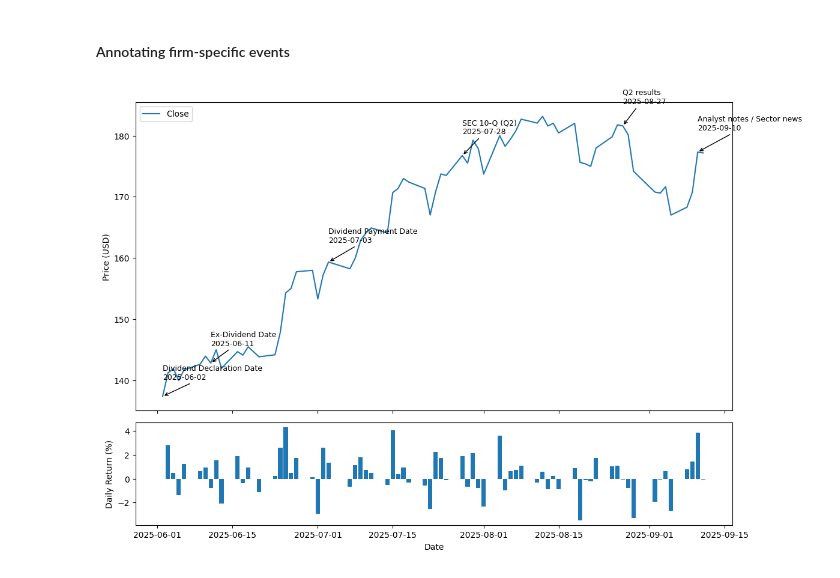
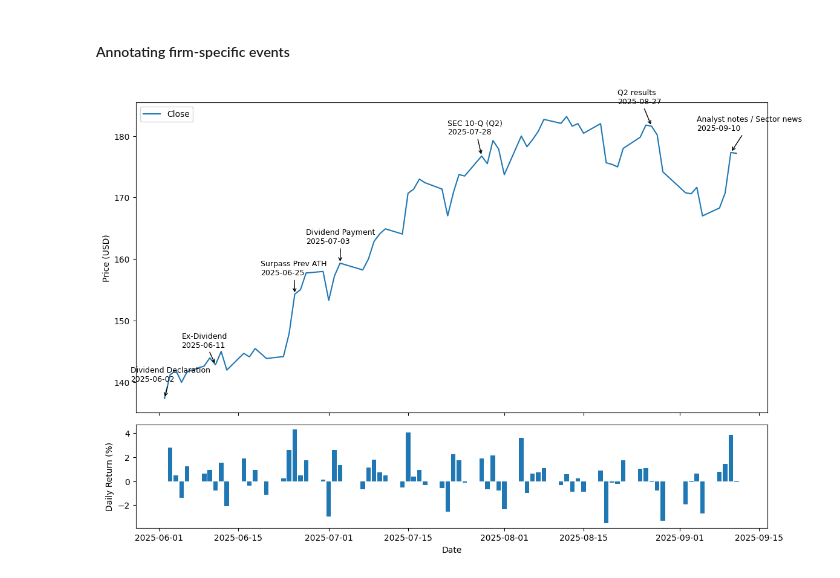
Before and after one commit to jeronlxj/nvidia-jun-sep-25-analysis, a Jupyter notebook: jeron_report.ipynb, the cells around one changed output. Drawn from its saved outputs; the diff is of its cells as text; code cells hidden in the pictures.

```diff
--- a/jeron_report.ipynb
+++ b/jeron_report.ipynb
@@ -364,40 +367,41 @@ SEC filings in window (10-Q, 8-K, 4, 144):
 event_dates = {
     'Q2 results': '2025-08-27',
     'SEC 10-Q (Q2)': '2025-07-27',
-    'Ex-Dividend Date': '2025-09-11',
-    'Dividend Payment Date': '2025-07-03',
-    'Dividend Declaration Date': '2025-08-27',
-    'Ex-Dividend Date': '2025-06-11',
-    'Dividend Declaration Date': '2025-05-28',
+    'Surpass Prev ATH': '2025-06-25',
+    'Ex-Dividend': '2025-09-11',
+    'Dividend Payment': '2025-07-03',
+    'Dividend Declaration': '2025-08-27',
+    'Ex-Dividend': '2025-06-11',
+    'Dividend Declaration': '2025-05-28',
     'Analyst notes / Sector news': '2025-09-10'
 }
 
 fig, ax = plt.subplots(2,1, sharex=True, gridspec_kw={'height_ratios':[3,1]}, figsize=(12,8))
 ax[0].plot(df.index, df['Close'], label='Close')
 for label, d in event_dates.items():
     try:
         dt = pd.to_datetime(d)
         if dt in df.index:
             y = df.loc[dt,'Close']
         else:
             # pick nearest trading day
             nearest = df.index.get_indexer([dt], method='nearest')[0]
             y = df.iloc[nearest]['Close']
             dt = df.index[nearest]
-        ax[0].annotate(label + '\n' + dt.strftime('%Y-%m-%d'), xy=(dt,y), xytext=(dt,y*1.02),
+        ax[0].annotate(label + '\n' + dt.strftime('%Y-%m-%d'), xy=(dt,y), xytext=(dt - relativedelta(days=6),y*1.02),
                       arrowprops=dict(arrowstyle='->'), fontsize=9)
     except Exception as e:
         print('Annotation failed for', label, d, e)
 
 ax[0].set_ylabel('Price (USD)')
 ax[0].legend()
 ax[1].bar(df.index, df['Return']*100)
 ax[1].set_ylabel('Daily Return (%)')
 ax[1].set_xlabel('Date')
 plt.tight_layout()
 plt.show()
 # %% [output]
-[figure, old version]
+[figure, new version]
 # %% [markdown]
 #### Possible explanations for price moves in the last 3 months
 - **2025-06-11** - Slight drop in price because it is Ex-Dividend Date.
```
Also changed, not shown: parts of 7 cells of this notebook, 1 other file.
